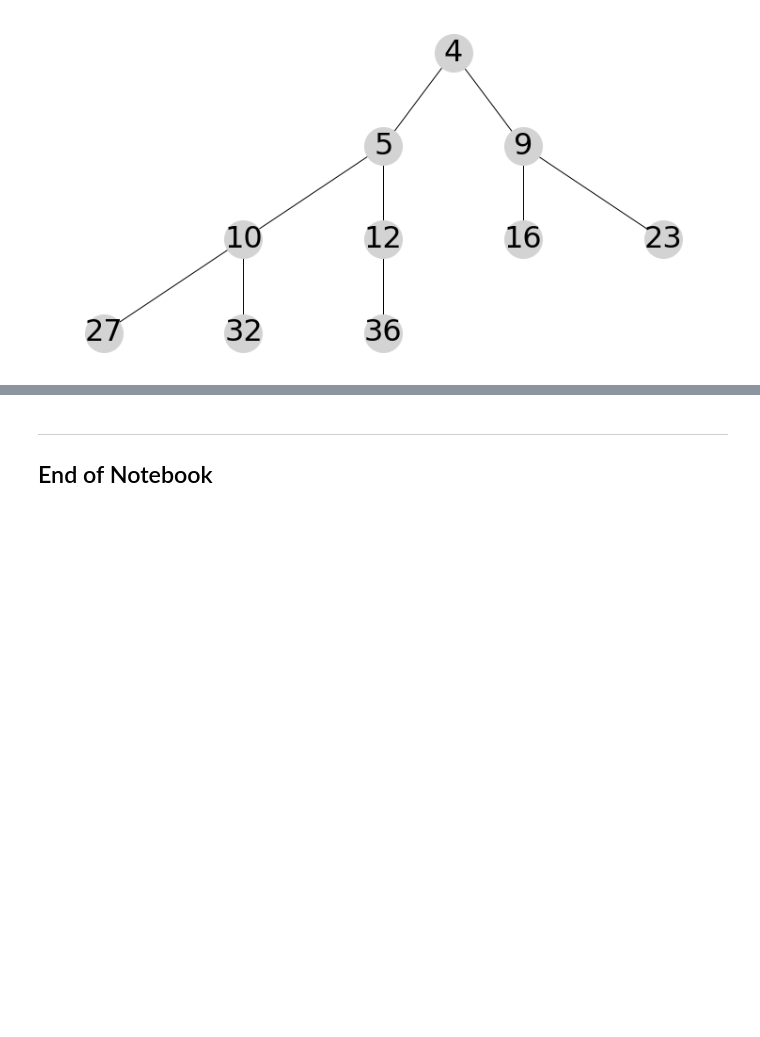
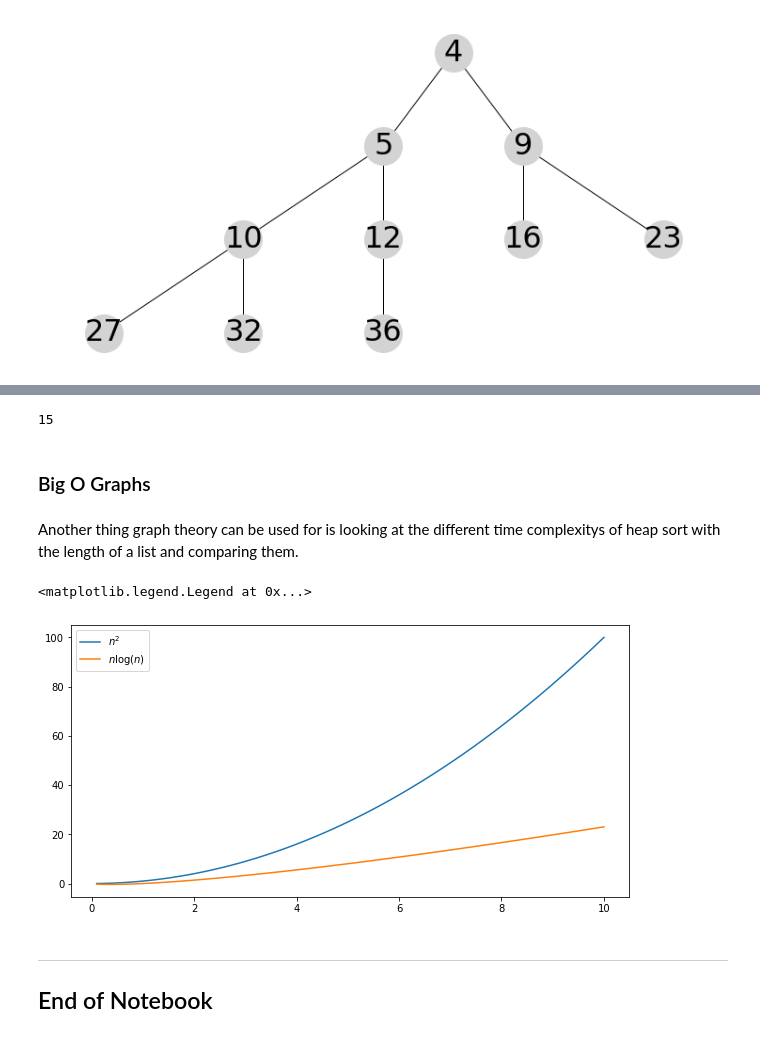
Before and after one commit to DylanMorr/Graph-Theory-Assessment, a Jupyter notebook: heap-sort.ipynb, the cells around one changed output, grey strips where cells are left out. Saved outputs shown, nothing was run; the diff lists cells and outputs as text; code cells hidden in the pictures; blank space fills up the shorter version.

Commit message:
Finished explaining graph theory section

```diff
--- a/heap-sort.ipynb
+++ b/heap-sort.ipynb
@@ -275,0 +291,9 @@ Another place graph theory is used with heap sort is finding the height of a bin
+# %%
+# Returns 15 which is the maximum number possible for a height of 3
+maxList(3)
+# %% [output]
+15
+# %% [markdown]
+### Big O Graphs
+# %% [markdown]
+Another thing graph theory can be used for is looking at the different time complexitys of heap sort with the length of a list and comparing them.
@@ -276,3 +303,21 @@ Another place graph theory is used with heap sort is finding the height of a bin
+# %%
+# Use a list of 10
+n = np.arange(0.1, 10.1, 0.1)
+
+# First comparison is n^2
+y1 = n**2
+
+# Second is nlog(n)
+y2 = n * np.log(n)
+# %%
+# plot both the lines
+plt.plot(n, y1, label='$n^2$')
+plt.plot(n, y2, label='$n \log(n)$')
+
+plt.legend()
+# %% [output]
+<matplotlib.legend.Legend at 0x...>
+[figure, added]
 # %% [markdown]
 ***
 
```
Also changed, not shown: parts of 8 cells of this notebook.
